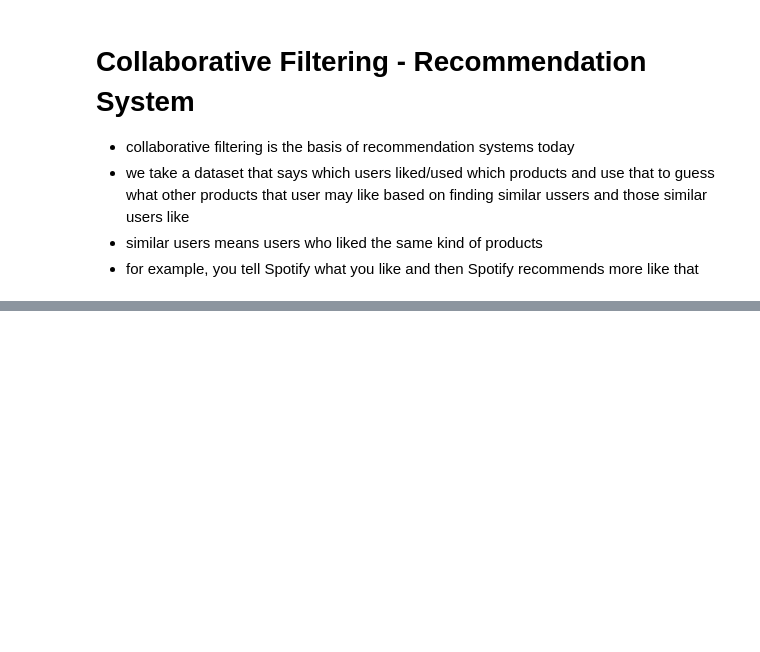
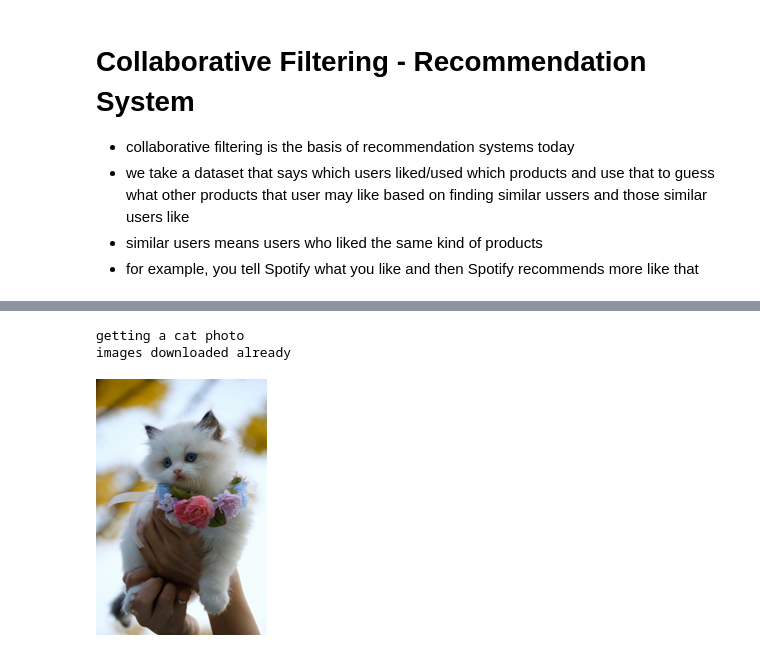
Before and after one commit to salazardenise/practical_deep_learning, a Jupyter notebook: 1_1_creating_model_from_data.ipynb, the cells around one changed output, grey strips where cells are left out. Saved outputs shown, nothing was run; the diff lists cells and outputs as text; code cells hidden in the pictures; blank space fills up the shorter version.

```diff
--- a/1_1_creating_model_from_data.ipynb
+++ b/1_1_creating_model_from_data.ipynb
@@ -328,0 +406,15 @@ If a human can do it reasonably quickly, then that is probably something that de
+# %%
+print("getting a cat photo")
+urls_cats = search_images('cat photos', max_images=1)  # search for image in duck duck go search engine
+dest_cat = 'cat.jpg'
+if fc.Path(dest_cat).exists():
+    print("images downloaded already")
+else:
+    print("downloading images...")
+    download_url(urls_cats[0], dest_cat, show_progress=True)
+img_cat = fv.Image.open(dest_cat)
+img_cat.to_thumb(256, 256)
+# %% [output]
+getting a cat photo
+images downloaded already
+[figure, added]
```
Also changed, not shown: parts of 27 cells of this notebook, 3 other files.
